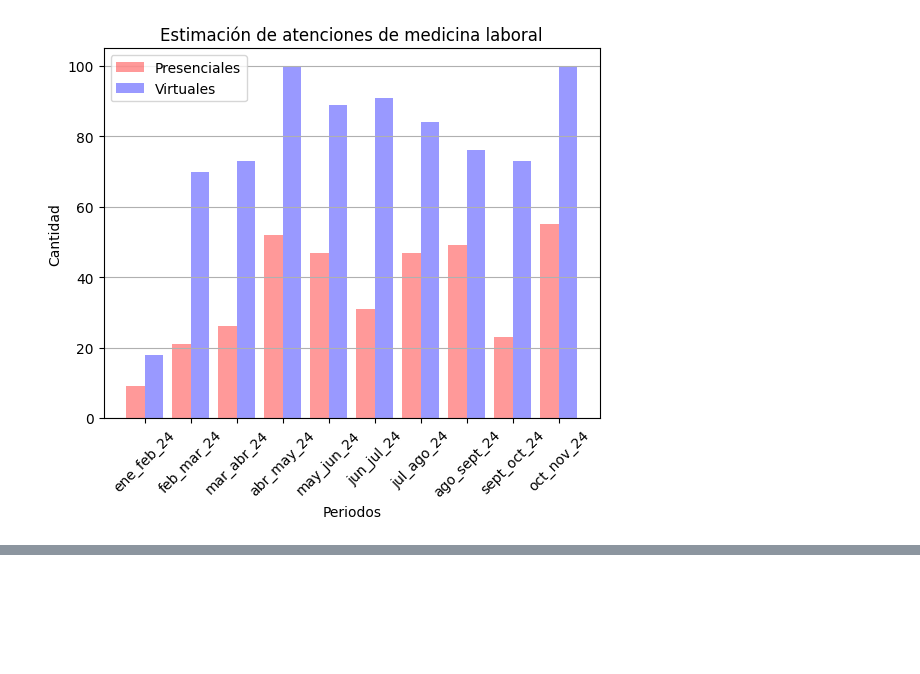
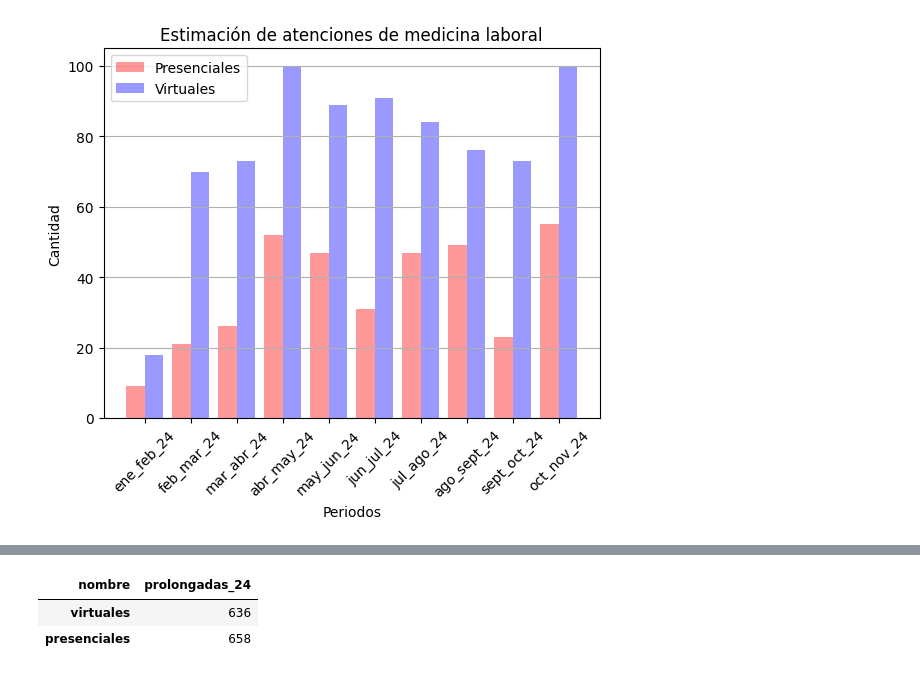
Before and after one commit to LuisaBeccar/atenciones_md_laboral, a Jupyter notebook: USABLE_finochietto_.ipynb, the cells around one changed output, grey strips where cells are left out. Drawn from its saved outputs; the diff is of its cells as text; code cells hidden in the pictures; blank space fills up the shorter version.

```diff
--- a/USABLE_finochietto_.ipynb
+++ b/USABLE_finochietto_.ipynb
@@ -178,0 +186,87 @@ plt.show()
+# %%
+# listas para guardar resultados
+nombre2 = []
+virt2 = []
+pres2 = []
+
+# para cada periodo en periodos hacer la magia
+for key, prolongado in prolongados.items():
+  if prolongado == "":
+    continue
+  p = 100  # Number of words per row
+  words = prolongado.split()
+  rows = []
+  for i in range(0, len(words), p):
+     rows.append(' '.join(words[i:i+p]))
+  X = pd.Series(rows)
+# X es la serie que resulta de esta funcion y que luego pasara a la otra funcion para analizar texto
+
+#----------
+  X_t1 = counter1.fit_transform(X)  # counter_ sin nada, para tokenizar individualmente
+  data1 = pd.DataFrame(X_t1.toarray().sum(axis=0),
+                    index = counter1.get_feature_names_out(),
+                    columns=['freq'])
+
+# -----------------------------------
+# para contar binomios quiero las stopwords presentes para poder buscar tipo "se presenta", "se recibe", "se comunica"
+
+  counter2 = CountVectorizer(ngram_range = (2,2))  #an ngram_range of (1, 1) means only unigrams, (1, 2) means unigrams and bigrams, and (2, 2) means only bigrams.
+  X_t2 = counter2.fit_transform(X)
+
+  data2 = pd.DataFrame(X_t2.toarray().sum(axis=0),
+                       index = counter2.get_feature_names_out(),
+                       columns = ['freq']).sort_values('freq',ascending=False)
+
+
+# ------------------
+
+  virtuales2 = (data2.query('index == "recibo certificado"').sum().iloc[0] +
+               data2.query('index == "recibo certificados"').sum().iloc[0] +
+               data2.query('index == "recibo certif"').sum().iloc[0] +
+               data2.query('index == "recibo email"').sum().iloc[0] +
+               data2.query('index == "recibo mail"').sum().iloc[0] +
+               data2.query('index == "se recibe"').sum().iloc[0] +
+               data2.query('index == "recibo aviso"').sum().iloc[0] +
+               data2.query('index == "sector avisa"').sum().iloc[0] +
+               data2.query('index == "envia certif"').sum().iloc[0] +
+               data2.query('index == "envia certificado"').sum().iloc[0] +
+               data2.query('index == "envia certificados"').sum().iloc[0] +
+               data2.query('index == "envia constancia"').sum().iloc[0]+
+               data2.query('index == "envia mail"').sum().iloc[0]+
+               data2.query('index == "envia email"').sum().iloc[0]+
+               data2.query('index == "se comunica"').sum().iloc[0] +
+               data2.query('index == "sector informa"').sum().iloc[0]  +
+               data2.query('index == "me comunico"').sum().iloc[0] +
+               data2.query('index == "se comunica"').sum().iloc[0] +
+               data1.query('index == "llamo"').sum().iloc[0] +
+               data1.query('index == "llama"').sum().iloc[0] +
+               data2.query('index == "intento comunicarme"').sum().iloc[0]
+              )
+# uso data1 sacados los stopwords, mas prolijo para los unipalabra,, pero sin sacarle stopwords (data2) para bipalabras porque necesito el "se"
+
+  presenciales2 = (data1.query('index == "concurre"').sum().iloc[0] +
+                  data1.query('index == "concurrio"').sum().iloc[0] +
+                  data1.query('index == "acude"').sum().iloc[0] +
+                  data1.query('index == "acudió"').sum().iloc[0] +
+                  data2.query('index == "se presenta"').sum().iloc[0]+
+                  data2.query('index == "se presentó"').sum().iloc[0]+
+                  data1.query('index == "aporta"').sum().iloc[0])
+
+# uso data1 sacados los stopwords, mas prolijo para los unipalabra, pero sin sacarle stopwords (data2) para bipalabras porque necesito el "se"
+# Append resultados a listas
+  virt2.append(virtuales2)
+  pres2.append(presenciales2)
+  nombre2.append(key)
+
+# DataFrame con resultados. para visualizar "tabla", para graficar "tabla0"
+  tabla02 = pd.DataFrame({"nombre": nombre2,"virtuales": virt2,"presenciales": pres2}) # para grafico de barras
+  tabla2 = pd.DataFrame({"nombre": nombre2,"virtuales": virt2,"presenciales": pres2}).T
+  tabla2.columns = tabla2.iloc[0]
+  tabla2 = tabla2.iloc[1:]
+
+###--- outside the for
+display(tabla2)
+# %% [output]
+| nombre | prolongadas_24 |
+| virtuales | 636 |
+| presenciales | 658 |
```
Also changed, not shown: parts of 8 cells of this notebook.
